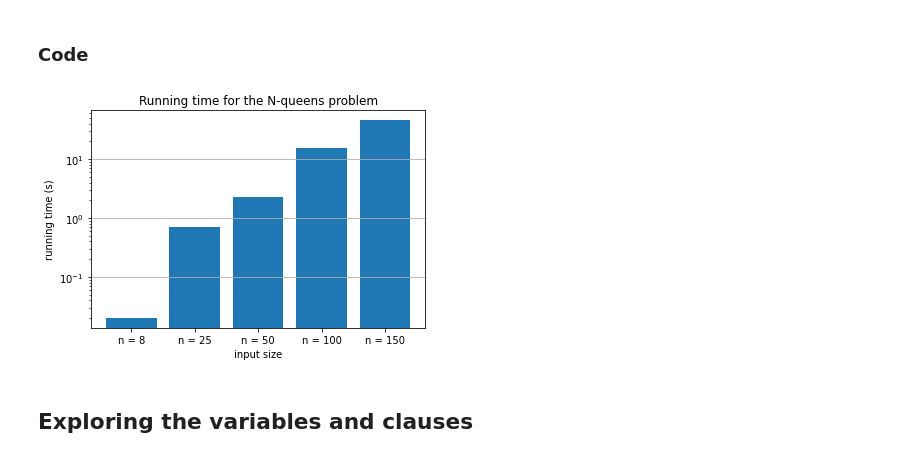
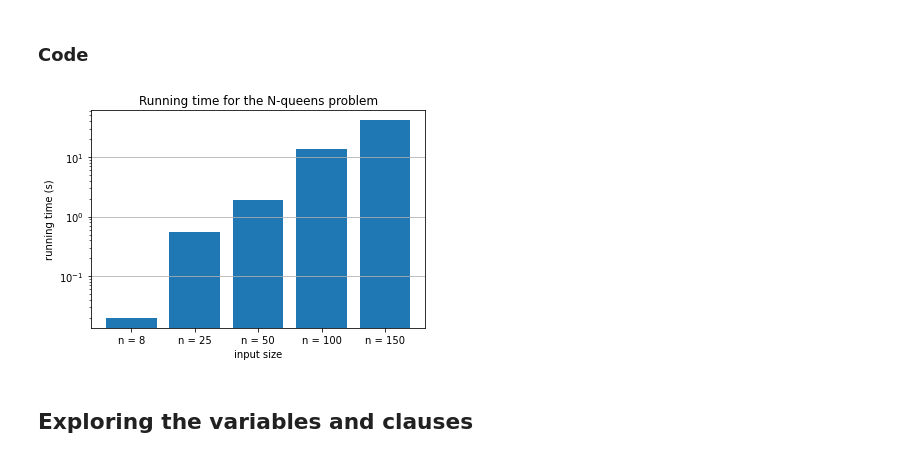
Before and after one commit to aperrier004/SAT_N-Queens, a Jupyter notebook: SAT_nQueens_PERRIER.ipynb, the cells around one changed output. Cells and saved outputs as stored; diff of their text form; code cells hidden in the pictures.

```diff
--- a/SAT_nQueens_PERRIER.ipynb
+++ b/SAT_nQueens_PERRIER.ipynb
@@ -90,20 +95,20 @@ def solve_n_queens(n):
   s=Solver()
   for i in cnf:
     s.addClause(i)
-  s.buildDataStructure()
-  s.solve()
-  #s.printFinalStats()
+  s.buildDataStructure() # Print the building time
+  s.solve() # Print the nbvar and clauses
+  s.printFinalStats() # Print detailled info
 
   solution = s.finalModel
 
-  return solution
+  return solution, s._nbvars, len(s._clauses), s._time0
 # %% [markdown]
 ## Solutions
 # %% [markdown]
 ### 8-Queens problem
 # %%
 # 8-Queens problem
-solution = solve_n_queens(8)
+solution, nbvar, clauses, cpu_time = solve_n_queens(8)
 
 print_chessboard(solution, 8)
 # %% [output]
@@ -132,10 +137,19 @@ The 8-Queens problem is easily solved and here we give one of the possible solut
 First, we can explore the running time results
 # %%
 input_size = [8,25,50,100,150]
+tab_sol = []
+tab_nbvar = []
+tab_clauses = []
+tab_time = []
 
 for i in input_size:
   print("\n"+str(i)+"-Queens")
-  solve_n_queens(i)
+  solution, nbvar, clauses, cpu_time = solve_n_queens(i)
+  t=time.time()
+  tab_sol.append(solution)
+  tab_nbvar.append(nbvar)
+  tab_clauses.append(clauses)
+  tab_time.append(abs(round(t-cpu_time,2)))
 # %% [output]
 8-Queens
 c Building data structures in 0.00s
@@ -167,21 +181,23 @@ The N-queens problem has many well known solutions that use certain patterns and
 # %%
 import matplotlib.pyplot as plt
 
 
 fig, ax = plt.subplots()
-n_queens = ["n = 8","n = 25","n = 50","n = 100","n = 150"]
-time = [0.02,0.71,2.32,15.35,45.96]
-ax.bar(n_queens,time)
+n_queens = []
+for i in input_size:
+  n_queens.append("n = " + str(i))
+
+ax.bar(n_queens,tab_time)
 plt.xlabel('input size')
 plt.ylabel('running time (s)')
 ax.set_yscale('log')
 ax.grid(axis='y')
 ax.set_title("Running time for the N-queens problem")
 
 fig.savefig("running_time.png")
 plt.show()
 # %% [output]
-[figure, old version]
+[figure, new version]
 # %% [markdown]
 ## Exploring the variables and clauses
 # %% [markdown]
```
Also changed, not shown: parts of 19 cells of this notebook.
